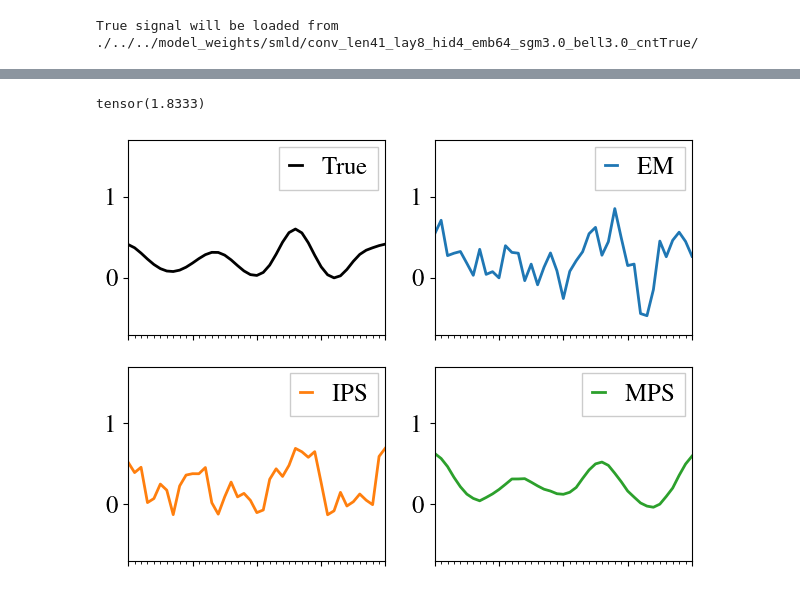
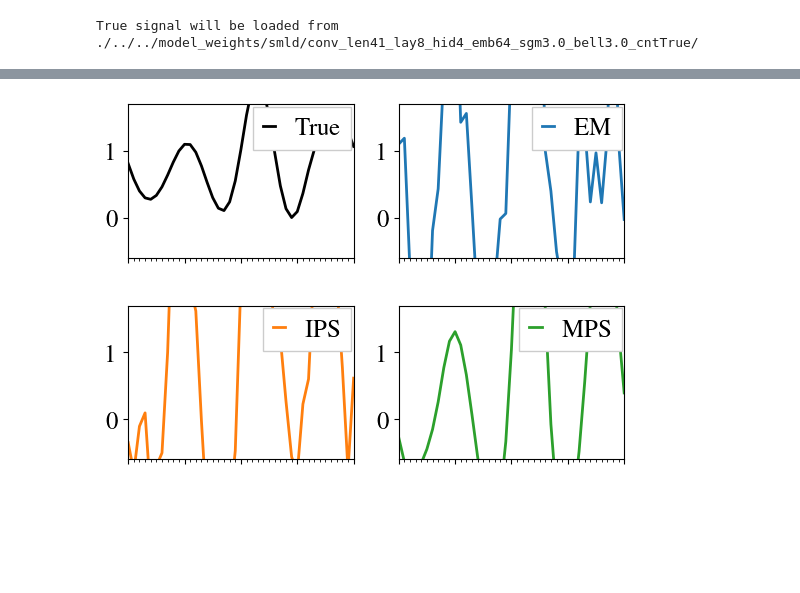
Before and after one commit to lepamacka/MRA_signalrecovery, a Jupyter notebook: src/major_plotting.ipynb, the cells around one changed output, grey strips where cells are left out. Cells and saved outputs as stored; diff of their text form; code cells hidden in the pictures; blank space fills up the shorter version.

```diff
--- a/src/major_plotting.ipynb
+++ b/src/major_plotting.ipynb
@@ -129 +166,7 @@ signal_EM_rmsd_avg = signal_EM_rmsds.mean(dim=1)
+# %%
+true_mean = -signal_true.min()
+signal_true = signal_true+true_mean
+true_norm = signal_true.square().sum().sqrt()/np.sqrt(length)
+# true_norm = signal_true.square().sum().sqrt()
+# true_norm = 1.
 # %%
@@ -191,72 +266,77 @@ if len(M_vals) > 1:
 # %%
-roll_num = 0
-plotidx = -1
-true_mean = -signal_true.min()
+roll_num = 38
+plotidx = 18
+EM_offset_idx = 0
+IPS_offset_idx = 0
 
-(signal_true-signal_true.min()).square().sum().sqrt()
+# roll_num = 20
+# plotidx = 17
+# EM_offset_idx = -15
+# IPS_offset_idx = 2
-# %% [output]
-tensor(1.8333)
 # %%
 fig_s, ((ax_s11, ax_s12), (ax_s21, ax_s22)) = plt.subplots(2, 2)
 axes_s = ((ax_s11, ax_s12), (ax_s21, ax_s22))
 
 ax_s11.plot(
-    true_mean+signal_true.roll(roll_num),
+    (signal_true.roll(roll_num))/true_norm,
     c='k',
     linewidth=2,
     zorder=2,
 )
 ax_s12.plot(
-    true_mean+align(signal_aligned_EMs[-1, plotidx, :], signal_true).roll(roll_num),
+    (true_mean+align(signal_aligned_EMs[-1, plotidx+EM_offset_idx, :], signal_true).roll(roll_num))/true_norm,
     color="tab:blue",
     # linestyle="dotted",
     linewidth=2,
     zorder=1,
 )
 ax_s21.plot(
-    true_mean+align(signal_aligned_IPSs[-1, plotidx, :], signal_true).roll(roll_num),
+    (true_mean+align(signal_aligned_IPSs[-1, plotidx+IPS_offset_idx, :], signal_true).roll(roll_num))/true_norm,
     color="tab:orange",
     # linestyle="dotted",
     linewidth=2,
     zorder=1,
 )
 ax_s22.plot(
-    true_mean+align(aligned_posterior_ests[-1, plotidx, :], signal_true).roll(roll_num),
+    (true_mean+align(aligned_posterior_ests[-1, plotidx, :], signal_true).roll(roll_num))/true_norm,
     color="tab:green",
     # linestyle="dashed",
     linewidth=2,
     zorder=2,
 )
 
-ylim_s = [-0.7, 1.7]
+# ylim_s = [-0.7, 2.7]
+# yticks_s = [0, 1, 2]
+ylim_s = [-0.6, 1.7]
 yticks_s = [0, 1]
-yticklabels_col0 = [0, 1]
-yticklabels_col1= [0, 1]
+yticklabels_col0 = yticks_s
+yticklabels_col1 = yticklabels_col0
 xticklabels_s = []
 legendstrings_s = [["True", "EM"], ["IPS", "MPS"]]
 for row_idx, axes_row in enumerate(axes_s):
     for col_idx, ax_rowcol in enumerate(axes_row):
         ax_rowcol.set_ylim(ylim_s[0], ylim_s[1])
         ax_rowcol.set_yticks(yticks_s)
         if col_idx == 0:
             ax_rowcol.set_yticklabels(yticklabels_col0)
         else:
             ax_rowcol.set_yticklabels(yticklabels_col1)
         ax_rowcol.set_xlim(0, signal_true.shape[0]-1)
         ax_rowcol.set_xticks(range(0, signal_true.shape[0], 10))
         ax_rowcol.set_xticks(range(signal_true.shape[0]), minor=True)
         ax_rowcol.set_xticklabels(xticklabels_s)
+        ax_rowcol.set_aspect(8*3.4/(ylim_s[1]-ylim_s[0]))
         ax_rowcol.legend(
             [legendstrings_s[row_idx][col_idx]],
             fontsize=plot_fontsize,
             loc='upper right',
-            bbox_to_anchor=(1.02, 1.03, 0, 0),
+            bbox_to_anchor=(1.045, 1.065, 0, 0),
             handlelength=0.5,
             fancybox=False,
             framealpha=1.,
         )
-fig_s.tight_layout()
+# fig_s.tight_layout()
 plt.savefig(FIG_PATH + f'subplots_{signal_sampler_type}.png')
 plt.savefig(FIG_PATH + f'subplots_{signal_sampler_type}.pdf')
 # %% [output]
-[figure, old version]
+[figure, new version]
```
Also changed, not shown: parts of 5 cells of this notebook, 16 other files.
